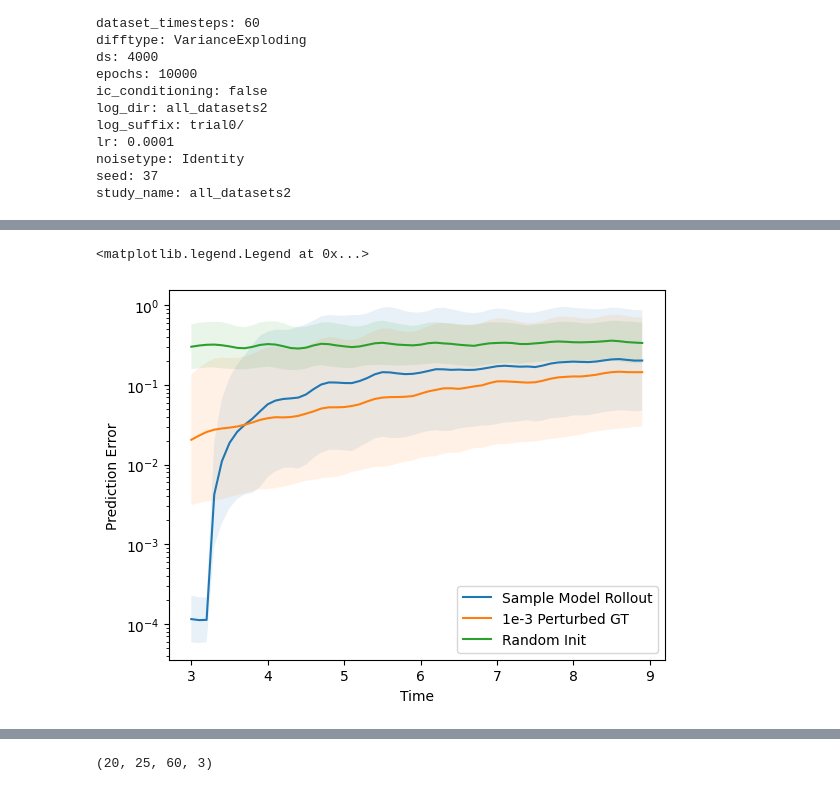
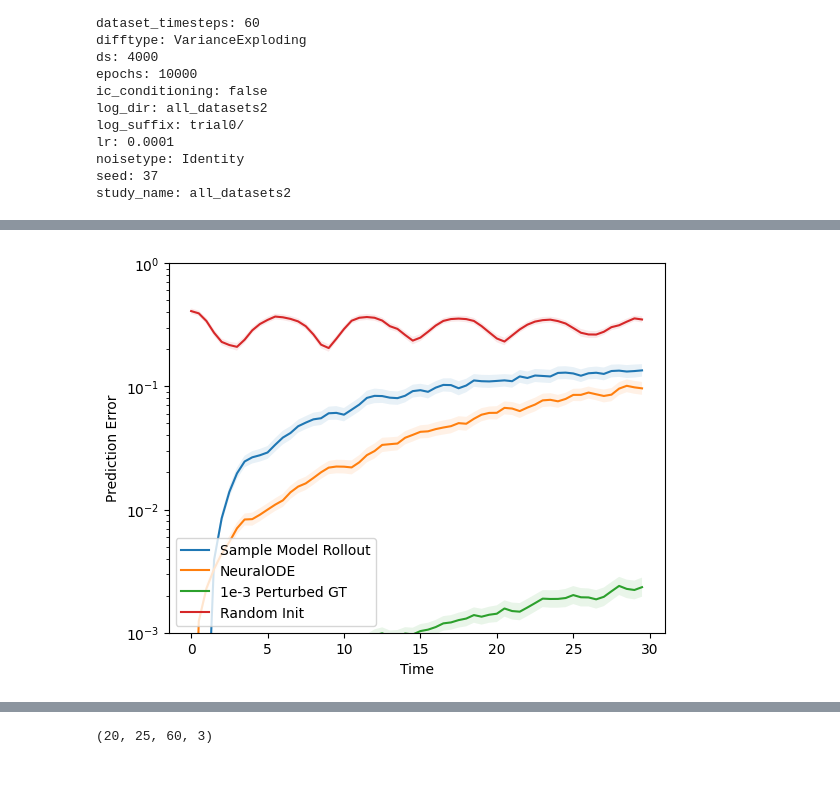
Before and after one commit to mfinzi/diffusion-extreme-event, a Jupyter notebook: plots.ipynb, the cells around one changed output, grey strips where cells are left out. Cells and saved outputs as stored; diff of their text form; code cells hidden in the pictures.

```diff
--- a/plots.ipynb
+++ b/plots.ipynb
@@ -68,10 +70,10 @@ key = random.PRNGKey(config.seed)
 # Construct the dataset
 timesteps = config.dataset_timesteps
 with FixedNumpySeed(config.seed):
-    ds = getattr(ode_datasets, config.dataset)(N=config.ds + config.bs)
-trajectories = ds.Zs[config.bs:, :timesteps]
+    ds = getattr(ode_datasets, config.dataset)(N=config.bs)
+trajectories = ds.Zs[:config.bs, :timesteps]
 test_x = ds.Zs[:config.bs, :timesteps]
-data_std = trajectories.std()
+#data_std = trajectories.std()
 T_long = ds.T_long[:timesteps]  # pylint: disable=invalid-name
 dataset = tf.data.Dataset.from_tensor_slices(trajectories)
 dataiter = dataset.shuffle(len(dataset)).batch(config.bs).as_numpy_iterator
@@ -142,33 +222,44 @@ if config.ic_conditioning:
     eval_score_fn = partial(score_fn,cond=cond_fn(z_gt))
 else:
     slc = slice(3)
-    eval_score_fn = samplers.inpainting_scores(diff, score_fn, z_gt[:,slc],slc,alpha=30.)
+    alpha = {'LorenzDataset':100,'FitzHughDataset':40,'NPendulum':30}[config.dataset]
+    eval_score_fn = samplers.inpainting_scores(diff, score_fn, z_gt[:,slc],slc,alpha=alpha)
 sde_samples = samplers.sde_sample(diff, eval_score_fn, key, test_x.shape,nsteps=1000)
 # %%
 from jax import vmap
 import train
 import matplotlib.pyplot as plt
 #
 T = T_long
 z1 = sde_samples
 #z_gts = test_x[:z1.shape[0]]
 #z0 = z_gts[:,0]#z_gts[:,0]
 
 
 # z_pert = vmap(ds.integrate,(0,None),0)(z0+1e-3*np.random.randn(*z0.shape),T)
 # z_random = vmap(ds.integrate,(0,None),0)(ds.sample_initial_conditions(z0.shape[0]),T)
-for pred,label in zip([z1,z_pert,z_random],['Sample Model Rollout','1e-3 Perturbed GT','Random Init']):
+errs = []
+stds= []
+names = ['Sample Model Rollout','NeuralODE','1e-3 Perturbed GT','Random Init']
+for pred,label in zip([z1,node_pred,z_pert,z_random],names):
+    pred = jnp.where(jnp.isnan(pred),jnp.zeros_like(pred),pred)
     clamped_errs = jax.lax.clamp(1e-5,train.rel_err(pred,z_gt),np.inf)
     rel_errs = np.exp(jnp.log(clamped_errs).mean(0))
-    rel_stds = np.exp(jnp.log(clamped_errs).std(0))
+    rel_stds = np.exp(2*jnp.log(clamped_errs).std(0)/jnp.sqrt(clamped_errs.shape[0]))
+    errs.append(rel_errs)
+    stds.append(rel_stds)
     plt.plot(T,rel_errs,label=label)
     plt.fill_between(T, rel_errs/rel_stds, rel_errs*rel_stds,alpha=.1)
 
+plt.ylim(1e-3,1)
 plt.plot()
 plt.yscale('log')
 plt.xlabel('Time')
 plt.ylabel('Prediction Error')
 plt.legend()
+
+data_dict = dict(zip(names,zip(errs,stds)))
+with open(f'{config.dataset}_rollouts', 'wb') as f:
+    pickle.dump(data_dict,f)
 # %% [output]
-<matplotlib.legend.Legend at 0x...>
-[figure, old version]
+[figure, new version]
```
Also changed, not shown: parts of 42 cells of this notebook, 3 other files.
